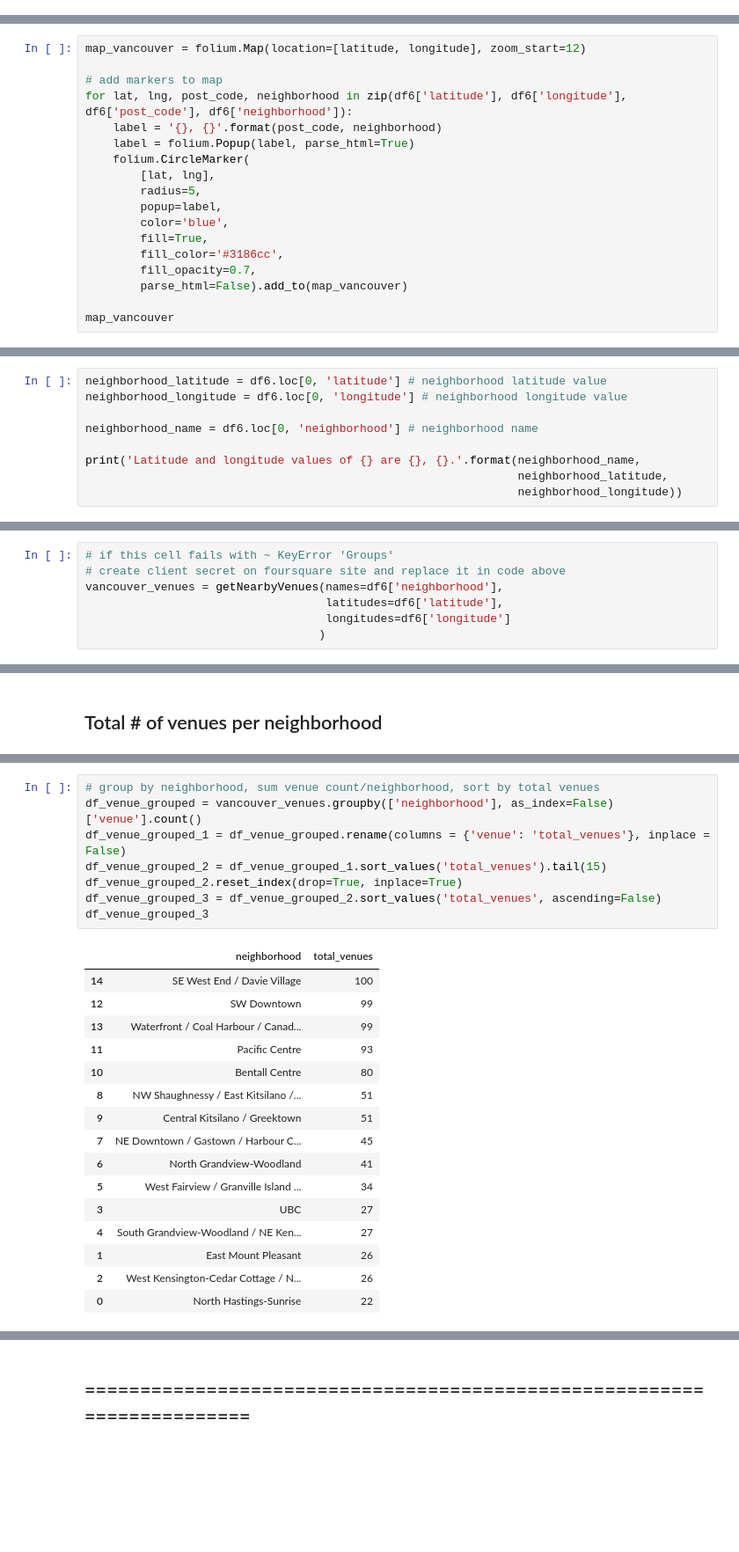
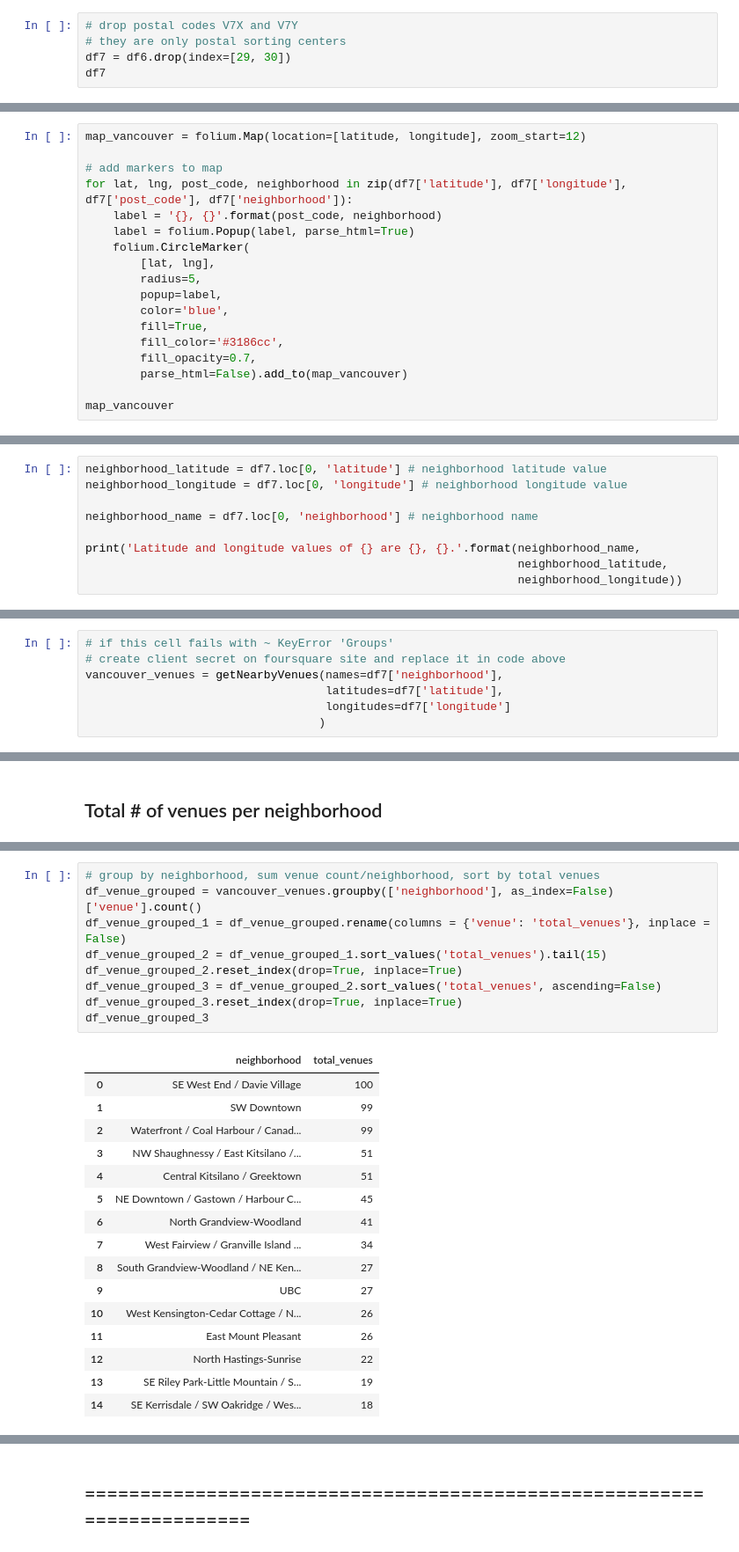
Before and after one commit to dprossi/Capstone_Project_IBM_Data_Science, a Jupyter notebook: Applied_Data_Science_Capstone_Project_Vancouver.ipynb, the cells around one changed output, grey strips where cells are left out. Shown: that part at 88% size. Cells and saved outputs as stored; diff of their text form; blank space fills up the shorter version.

```diff
--- a/Applied_Data_Science_Capstone_Project_Vancouver.ipynb
+++ b/Applied_Data_Science_Capstone_Project_Vancouver.ipynb
@@ -199,3 +199,8 @@ df6
 | 28 | V6Z | SW Downtown | 49.279732 | -123.124565 |
 | 29 | V7X | Bentall Centre | 49.286476 | -123.118271 |
 | 30 | V7Y | Pacific Centre | 49.283710 | -123.116676 |
+# %%
+# drop postal codes V7X and V7Y
+# they are only postal sorting centers
+df7 = df6.drop(index=[29, 30])
+df7
@@ -264,7 +287,7 @@ The geograpical coordinates of Vancouver are 49.2608724, -123.1139529.
 map_vancouver = folium.Map(location=[latitude, longitude], zoom_start=12)
 
 # add markers to map
-for lat, lng, post_code, neighborhood in zip(df6['latitude'], df6['longitude'], df6['post_code'], df6['neighborhood']):
+for lat, lng, post_code, neighborhood in zip(df7['latitude'], df7['longitude'], df7['post_code'], df7['neighborhood']):
     label = '{}, {}'.format(post_code, neighborhood)
     label = folium.Popup(label, parse_html=True)
     folium.CircleMarker(
@@ -302,10 +325,10 @@ df6.loc[0, 'neighborhood']
 # %% [output]
 'North Hastings-Sunrise'
 # %%
-neighborhood_latitude = df6.loc[0, 'latitude'] # neighborhood latitude value
-neighborhood_longitude = df6.loc[0, 'longitude'] # neighborhood longitude value
+neighborhood_latitude = df7.loc[0, 'latitude'] # neighborhood latitude value
+neighborhood_longitude = df7.loc[0, 'longitude'] # neighborhood longitude value
 
-neighborhood_name = df6.loc[0, 'neighborhood'] # neighborhood name
+neighborhood_name = df7.loc[0, 'neighborhood'] # neighborhood name
 
 print('Latitude and longitude values of {} are {}, {}.'.format(neighborhood_name,
                                                                neighborhood_latitude,
@@ -449,9 +472,9 @@ def getNearbyVenues(names, latitudes, longitudes, radius=500):
 # %%
 # if this cell fails with ~ KeyError 'Groups'
 # create client secret on foursquare site and replace it in code above
-vancouver_venues = getNearbyVenues(names=df6['neighborhood'],
-                                   latitudes=df6['latitude'],
-                                   longitudes=df6['longitude']
+vancouver_venues = getNearbyVenues(names=df7['neighborhood'],
+                                   latitudes=df7['latitude'],
+                                   longitudes=df7['longitude']
                                   )
 # %% [output]
 North Hastings-Sunrise
@@ -517,25 +560,26 @@ There are 181 uniques categories.
 # %%
 # group by neighborhood, sum venue count/neighborhood, sort by total venues
 df_venue_grouped = vancouver_venues.groupby(['neighborhood'], as_index=False)['venue'].count()
 df_venue_grouped_1 = df_venue_grouped.rename(columns = {'venue': 'total_venues'}, inplace = False)
 df_venue_grouped_2 = df_venue_grouped_1.sort_values('total_venues').tail(15)
 df_venue_grouped_2.reset_index(drop=True, inplace=True)
 df_venue_grouped_3 = df_venue_grouped_2.sort_values('total_venues', ascending=False)
+df_venue_grouped_3.reset_index(drop=True, inplace=True)
 df_venue_grouped_3
 # %% [output]
 |  | neighborhood | total_venues |
-| 14 | SE West End / Davie Village | 100 |
-| 12 | SW Downtown | 99 |
-| 13 | Waterfront / Coal Harbour / Canad... | 99 |
-| 11 | Pacific Centre | 93 |
-| 10 | Bentall Centre | 80 |
-| 8 | NW Shaughnessy / East Kitsilano /... | 51 |
-| 9 | Central Kitsilano / Greektown | 51 |
-| 7 | NE Downtown / Gastown / Harbour C... | 45 |
+| 0 | SE West End / Davie Village | 100 |
+| 1 | SW Downtown | 99 |
+| 2 | Waterfront / Coal Harbour / Canad... | 99 |
+| 3 | NW Shaughnessy / East Kitsilano /... | 51 |
+| 4 | Central Kitsilano / Greektown | 51 |
+| 5 | NE Downtown / Gastown / Harbour C... | 45 |
 | 6 | North Grandview-Woodland | 41 |
-| 5 | West Fairview / Granville Island ... | 34 |
-| 3 | UBC | 27 |
-| 4 | South Grandview-Woodland / NE Ken... | 27 |
-| 1 | East Mount Pleasant | 26 |
-| 2 | West Kensington-Cedar Cottage / N... | 26 |
-| 0 | North Hastings-Sunrise | 22 |
+| 7 | West Fairview / Granville Island ... | 34 |
+| 8 | South Grandview-Woodland / NE Ken... | 27 |
+| 9 | UBC | 27 |
+| 10 | West Kensington-Cedar Cottage / N... | 26 |
+| 11 | East Mount Pleasant | 26 |
+| 12 | North Hastings-Sunrise | 22 |
+| 13 | SE Riley Park-Little Mountain / S... | 19 |
+| 14 | SE Kerrisdale / SW Oakridge / Wes... | 18 |
```
Also changed, not shown: parts of 17 cells of this notebook.
